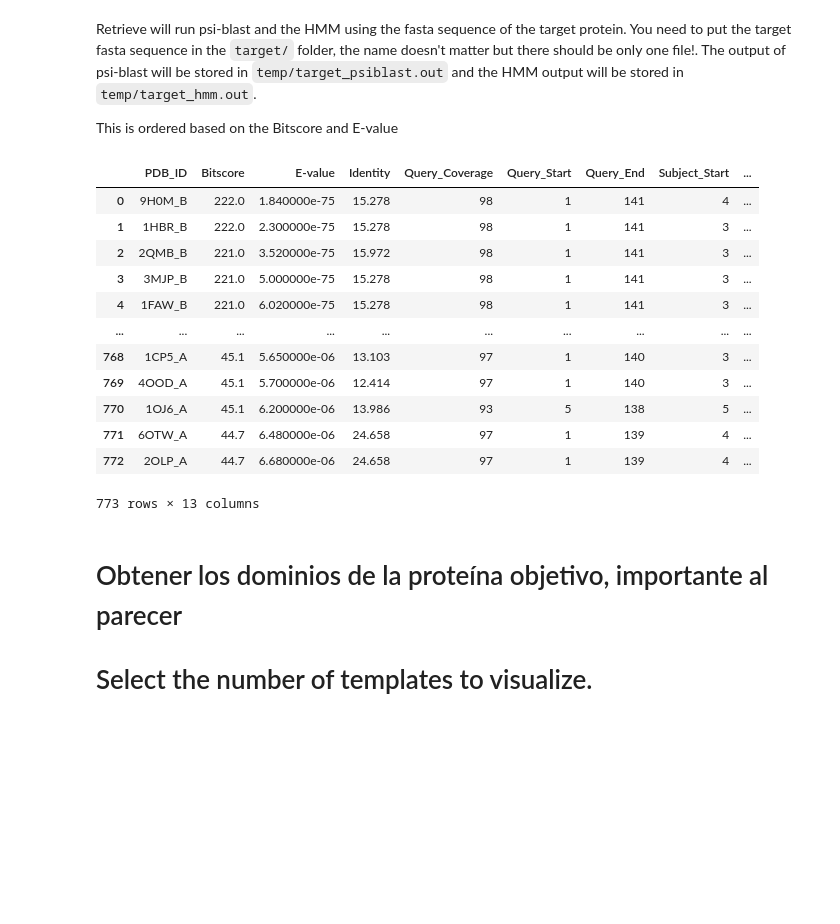
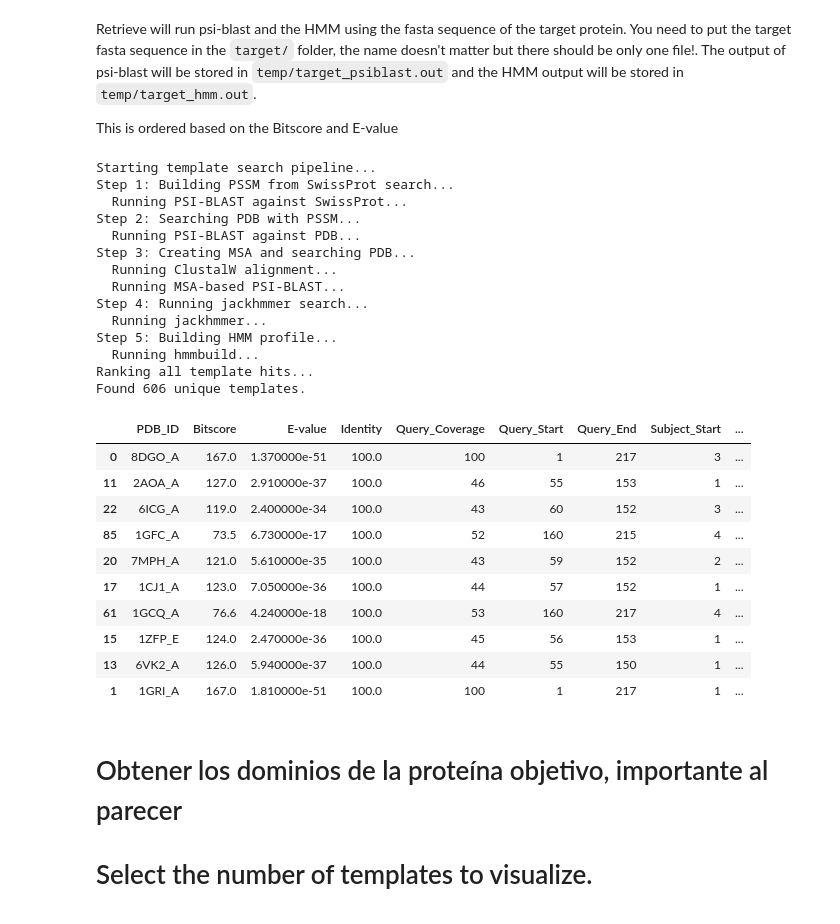
Before and after one commit to Labrapuerta/AlphaBald, a Jupyter notebook: The_Fate_of_Baldo.ipynb, the cells around one changed output. Cells and saved outputs as stored; diff of their text form; code cells hidden in the pictures; blank space fills up the shorter version.

```diff
--- a/The_Fate_of_Baldo.ipynb
+++ b/The_Fate_of_Baldo.ipynb
@@ -19,22 +79,44 @@ The output of psi-blast will be stored in `temp/target_psiblast.out` and the HMM
 
 This is ordered based on the Bitscore and E-value
 # %%
-x = Retrieve(e_value_threshold=1e-5, num_iterations=5, num_hits=20)
-x.homologs
+# Search for template structures using PSI-BLAST and HMMER
+retriever = TemplateRetriever(
+    target_path="target/target.fa",
+    e_value_threshold=1e-5,
+    num_iterations=5,
+    num_hits=20,
+    run_hmmer=True,
+    verbose=True
+)
+
+# Show top templates sorted by identity
+retriever.homologs.sort_values("Identity", ascending=False).head(10)
 # %% [output]
+Starting template search pipeline...
+Step 1: Building PSSM from SwissProt search...
+  Running PSI-BLAST against SwissProt...
+Step 2: Searching PDB with PSSM...
+  Running PSI-BLAST against PDB...
+Step 3: Creating MSA and searching PDB...
+  Running ClustalW alignment...
+  Running MSA-based PSI-BLAST...
+Step 4: Running jackhmmer search...
+  Running jackhmmer...
+Step 5: Building HMM profile...
+  Running hmmbuild...
+Ranking all template hits...
+Found 606 unique templates.
 |  | PDB_ID | Bitscore | E-value | Identity | Query_Coverage | Query_Start | Query_End | Subject_Start | ... |
-| 0 | 9H0M_B | 222.0 | 1.840000e-75 | 15.278 | 98 | 1 | 141 | 4 | ... |
-| 1 | 1HBR_B | 222.0 | 2.300000e-75 | 15.278 | 98 | 1 | 141 | 3 | ... |
-| 2 | 2QMB_B | 221.0 | 3.520000e-75 | 15.972 | 98 | 1 | 141 | 3 | ... |
-| 3 | 3MJP_B | 221.0 | 5.000000e-75 | 15.278 | 98 | 1 | 141 | 3 | ... |
-| 4 | 1FAW_B | 221.0 | 6.020000e-75 | 15.278 | 98 | 1 | 141 | 3 | ... |
-| ... | ... | ... | ... | ... | ... | ... | ... | ... | ... |
-| 768 | 1CP5_A | 45.1 | 5.650000e-06 | 13.103 | 97 | 1 | 140 | 3 | ... |
-| 769 | 4OOD_A | 45.1 | 5.700000e-06 | 12.414 | 97 | 1 | 140 | 3 | ... |
-| 770 | 1OJ6_A | 45.1 | 6.200000e-06 | 13.986 | 93 | 5 | 138 | 5 | ... |
-| 771 | 6OTW_A | 44.7 | 6.480000e-06 | 24.658 | 97 | 1 | 139 | 4 | ... |
-| 772 | 2OLP_A | 44.7 | 6.680000e-06 | 24.658 | 97 | 1 | 139 | 4 | ... |
+| 0 | 8DGO_A | 167.0 | 1.370000e-51 | 100.0 | 100 | 1 | 217 | 3 | ... |
+| 11 | 2AOA_A | 127.0 | 2.910000e-37 | 100.0 | 46 | 55 | 153 | 1 | ... |
+| 22 | 6ICG_A | 119.0 | 2.400000e-34 | 100.0 | 43 | 60 | 152 | 3 | ... |
+| 85 | 1GFC_A | 73.5 | 6.730000e-17 | 100.0 | 52 | 160 | 215 | 4 | ... |
+| 20 | 7MPH_A | 121.0 | 5.610000e-35 | 100.0 | 43 | 59 | 152 | 2 | ... |
+| 17 | 1CJ1_A | 123.0 | 7.050000e-36 | 100.0 | 44 | 57 | 152 | 1 | ... |
+| 61 | 1GCQ_A | 76.6 | 4.240000e-18 | 100.0 | 53 | 160 | 217 | 4 | ... |
+| 15 | 1ZFP_E | 124.0 | 2.470000e-36 | 100.0 | 45 | 56 | 153 | 1 | ... |
+| 13 | 6VK2_A | 126.0 | 5.940000e-37 | 100.0 | 44 | 55 | 150 | 1 | ... |
+| 1 | 1GRI_A | 167.0 | 1.810000e-51 | 100.0 | 100 | 1 | 217 | 1 | ... |
-773 rows × 13 columns
 # %% [markdown]
 # Obtener los dominios de la proteína objetivo, importante al parecer
 
```
Also changed, not shown: parts of 20 cells of this notebook, 35 other files.
